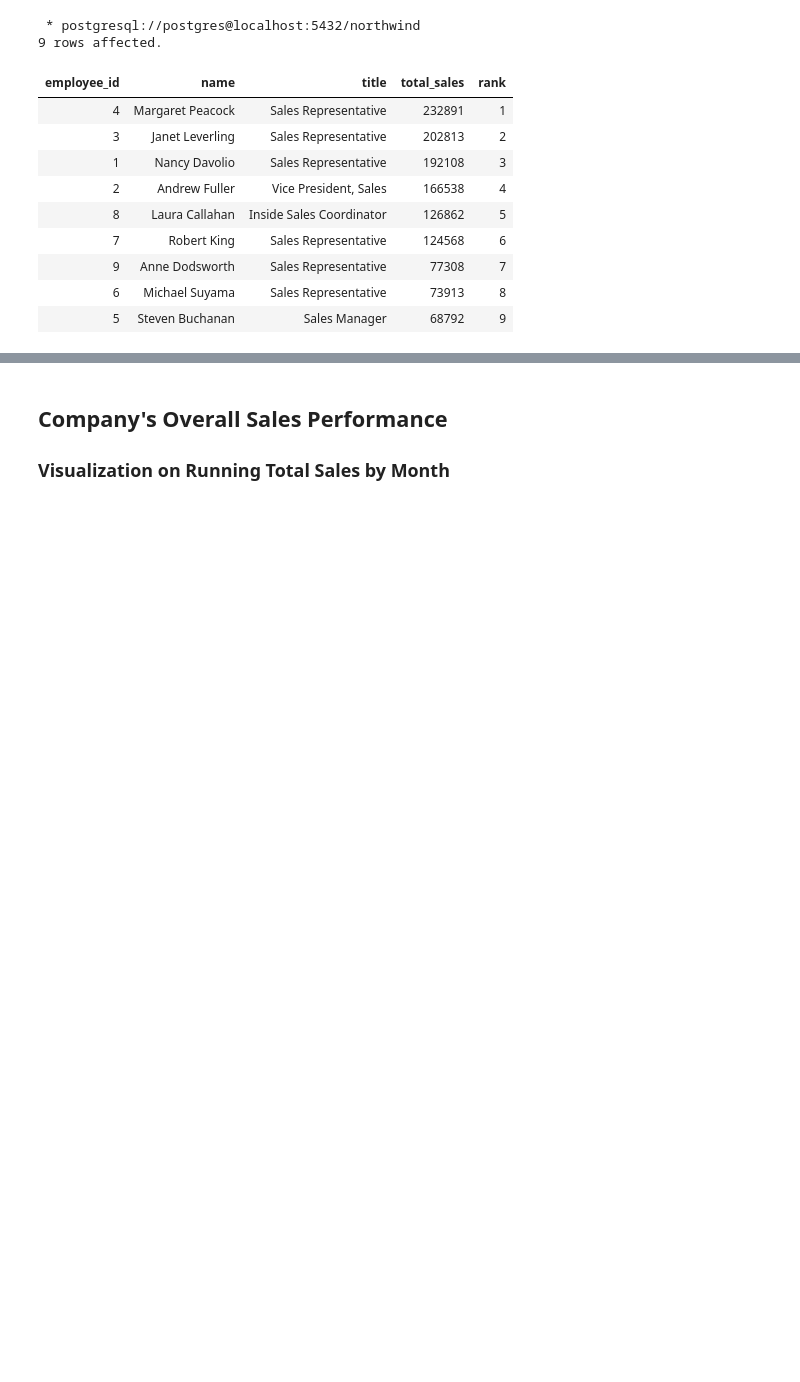
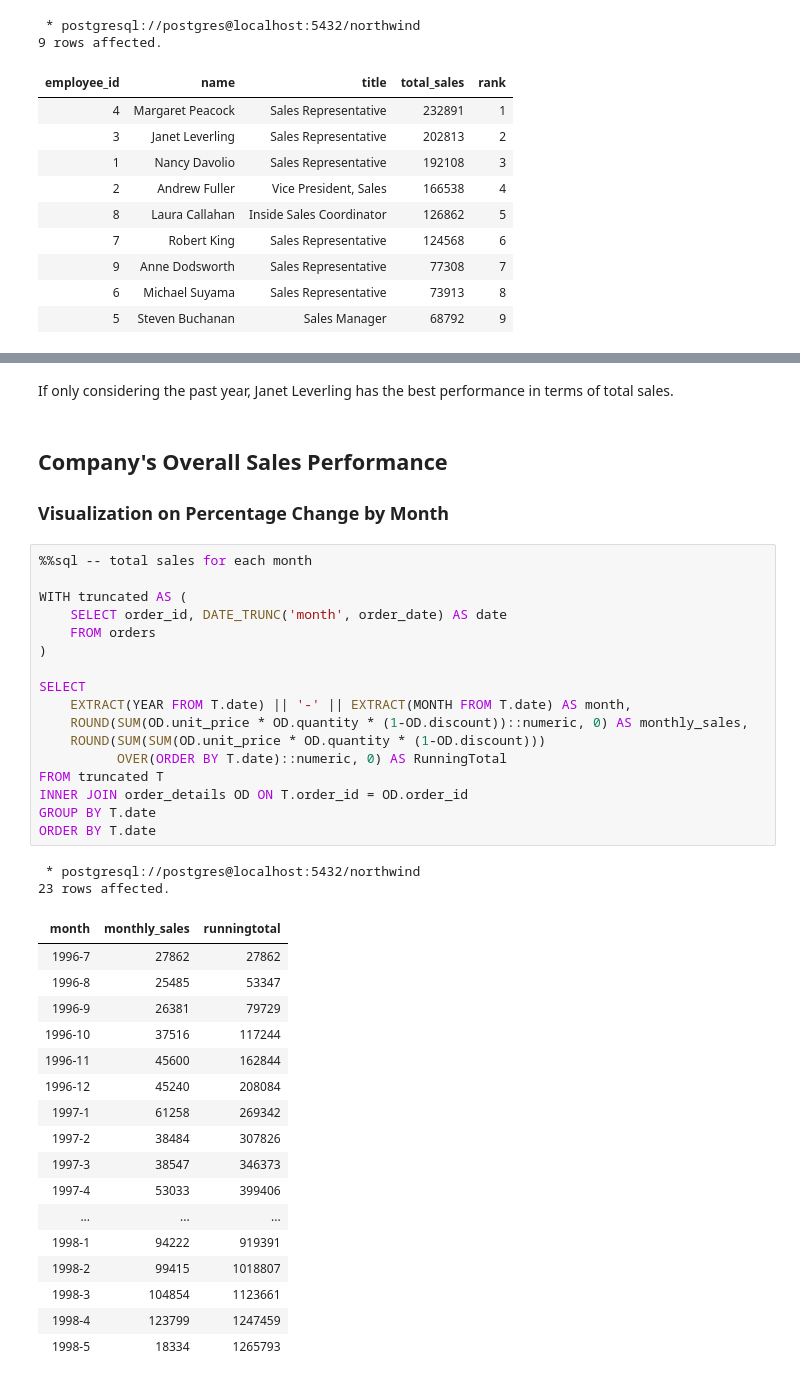
Before and after one commit to moscmh/NorthWind, a Jupyter notebook: northwind.ipynb, the cells around one changed output, grey strips where cells are left out. Cells and saved outputs as stored; diff of their text form; blank space fills up the shorter version.

```diff
--- a/northwind.ipynb
+++ b/northwind.ipynb
@@ -163,4 +147,43 @@ FROM (
+# %% [markdown]
+If only considering the past year, Janet Leverling has the best performance in terms of total sales.
 # %% [markdown]
 ## Company's Overall Sales Performance
-### Visualization on Running Total Sales by Month
+### Visualization on Percentage Change by Month
+# %%
+%%sql -- total sales for each month
+
+WITH truncated AS (
+    SELECT order_id, DATE_TRUNC('month', order_date) AS date
+    FROM orders
+)
+
+SELECT
+    EXTRACT(YEAR FROM T.date) || '-' || EXTRACT(MONTH FROM T.date) AS month,
+    ROUND(SUM(OD.unit_price * OD.quantity * (1-OD.discount))::numeric, 0) AS monthly_sales,
+    ROUND(SUM(SUM(OD.unit_price * OD.quantity * (1-OD.discount)))
+          OVER(ORDER BY T.date)::numeric, 0) AS RunningTotal
+FROM truncated T
+INNER JOIN order_details OD ON T.order_id = OD.order_id
+GROUP BY T.date
+ORDER BY T.date
+# %% [output]
+ * postgresql://postgres@localhost:5432/northwind
+23 rows affected.
+| month | monthly_sales | runningtotal |
+| 1996-7 | 27862 | 27862 |
+| 1996-8 | 25485 | 53347 |
+| 1996-9 | 26381 | 79729 |
+| 1996-10 | 37516 | 117244 |
+| 1996-11 | 45600 | 162844 |
+| 1996-12 | 45240 | 208084 |
+| 1997-1 | 61258 | 269342 |
+| 1997-2 | 38484 | 307826 |
+| 1997-3 | 38547 | 346373 |
+| 1997-4 | 53033 | 399406 |
+| ... | ... | ... |
+| 1998-1 | 94222 | 919391 |
+| 1998-2 | 99415 | 1018807 |
+| 1998-3 | 104854 | 1123661 |
+| 1998-4 | 123799 | 1247459 |
+| 1998-5 | 18334 | 1265793 |
 # %%
```
Also changed, not shown: parts of 17 cells of this notebook.
